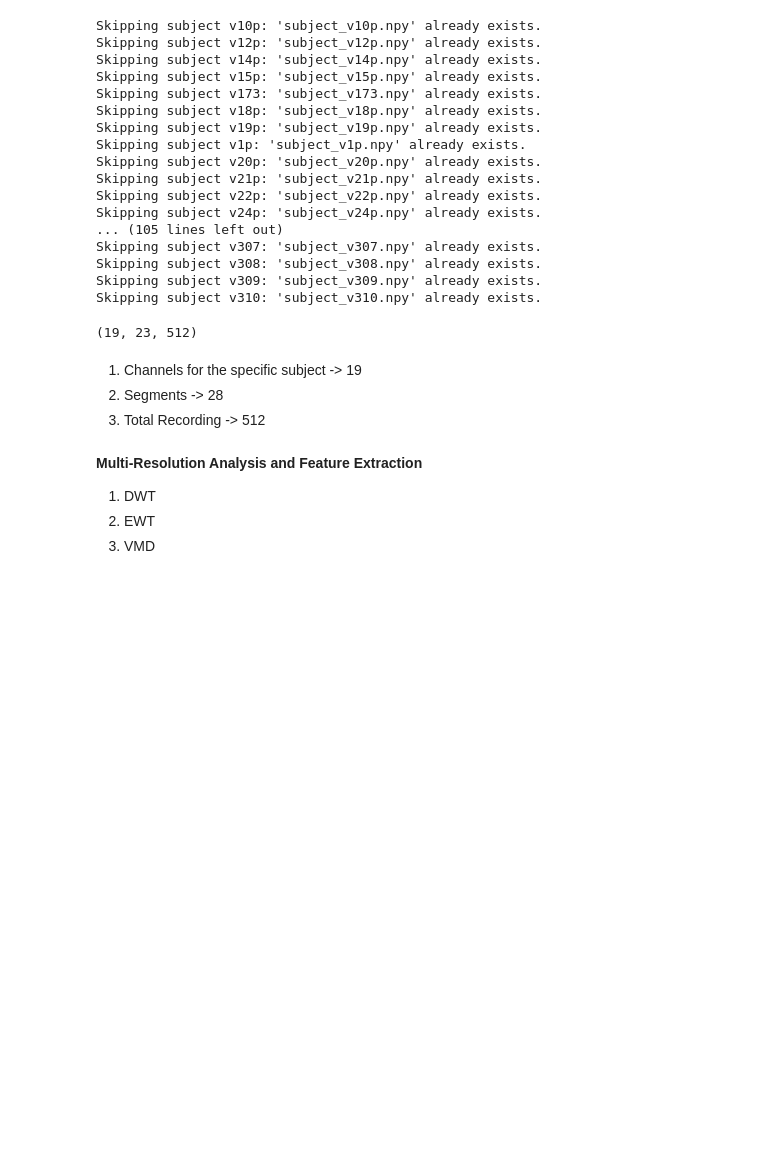
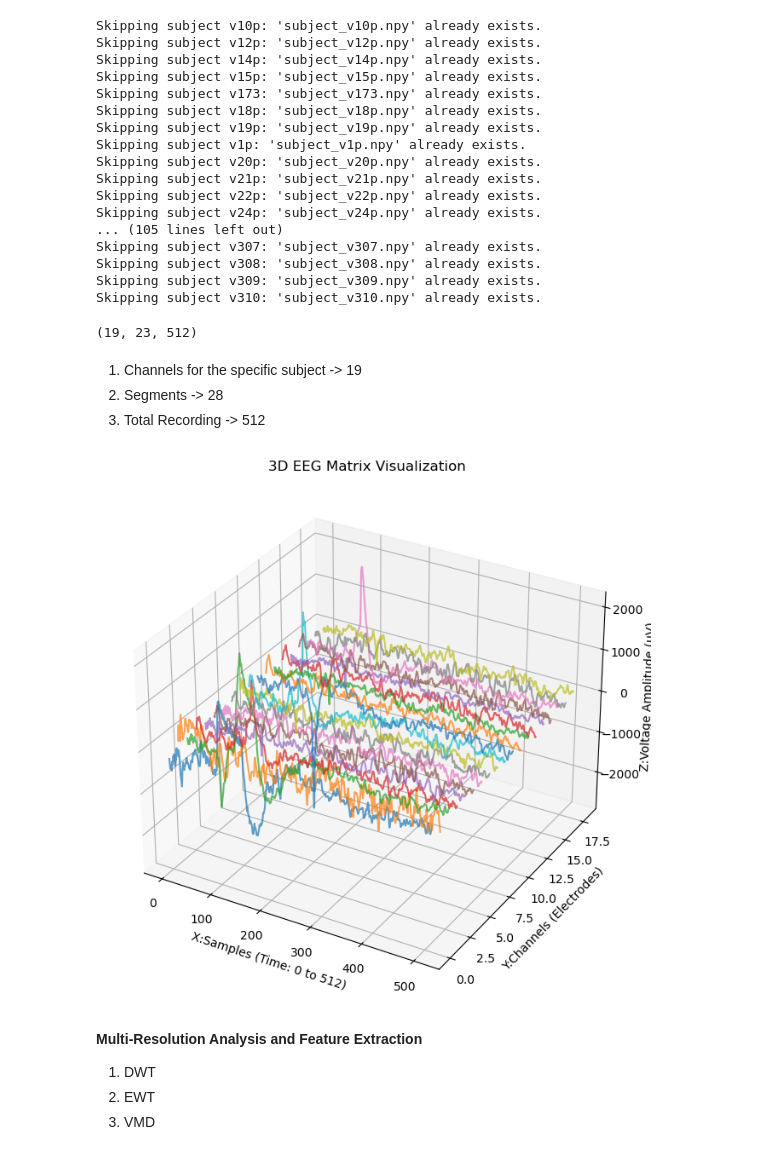
Before and after one commit to Nippani-Meghana/eeg-adhd, a Jupyter notebook: Papers/adhd-aid.ipynb, the cells around one changed output. Cells and saved outputs as stored; diff of their text form; code cells hidden in the pictures; blank space fills up the shorter version.

Commit message:
3d visuals of subject data

```diff
--- a/Papers/adhd-aid.ipynb
+++ b/Papers/adhd-aid.ipynb
@@ -185,6 +185,33 @@ print(new_data.shape)
 1. Channels for the specific subject -> 19
 2. Segments -> 28
 3. Total Recording -> 512
+# %%
+data = np.load("datasets/adhd-aid-data/subject_v1p.npy")
+num_channels, num_segments, num_samples = data.shape
+
+
+X, Y = np.meshgrid(np.arange(num_samples), np.arange(num_channels))
+
+fig = plt.figure(figsize=(12, 8))
+ax = fig.add_subplot(111, projection='3d')
+
+
+for seg in range(min(1, num_segments)):
+    for ch in range(num_channels):
+        ax.plot(
+            xs=np.arange(num_samples),        # X-axis: 512 time samples
+            ys=np.full(num_samples, ch),      # Y-axis: Channels (0-18)
+            zs=data[ch, seg, :] + (seg * 500), # Z-axis: Amplitude (offset per segment)
+            alpha=0.7
+        )
+
+ax.set_xlabel('X:Samples (Time: 0 to 512)')
+ax.set_ylabel('Y:Channels (Electrodes)')
+ax.set_zlabel('Z:Voltage Amplitude (µV)')
+ax.set_title('3D EEG Matrix Visualization')
+plt.show()
+# %% [output]
+[figure, added]
 # %% [markdown]
 **Multi-Resolution Analysis and Feature Extraction**
 1. DWT
```
Also changed, not shown: parts of 2 cells of this notebook.
